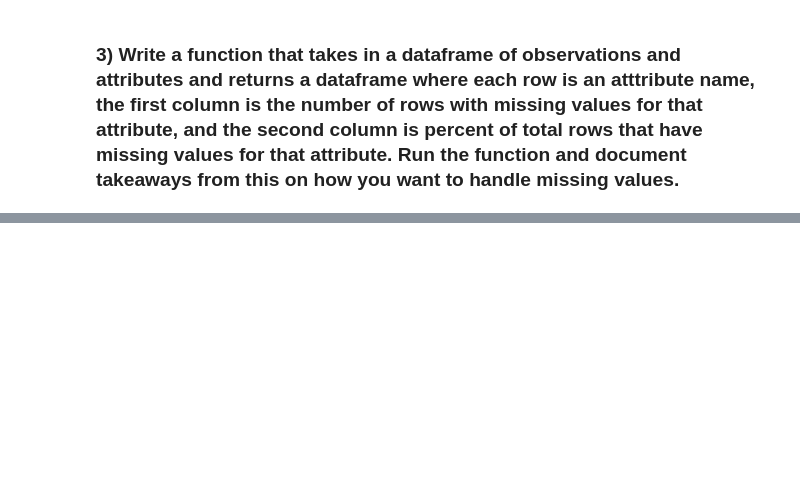
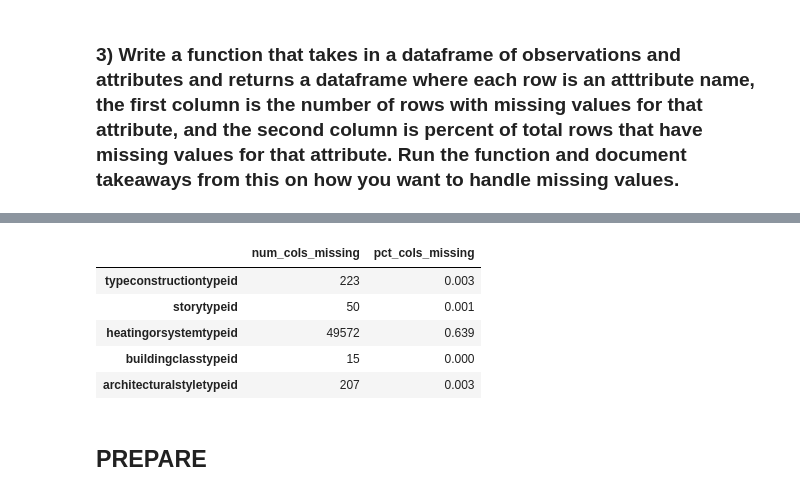
Before and after one commit to SamuelD-Data/clustering-exercises, a Jupyter notebook: zillow.ipynb, the cells around one changed output, grey strips where cells are left out. Saved outputs shown, nothing was run; the diff lists cells and outputs as text; code cells hidden in the pictures; blank space fills up the shorter version.

```diff
--- a/zillow.ipynb
+++ b/zillow.ipynb
@@ -167,0 +171,27 @@ len(df)
+# %%
+# creating function that will create df to store num of missing cols and percent of missing cols in a passed DF
+def missing_cols(df):
+    # df.isna() displays original df frame with true or false for each value as to whether the value is null
+    # .any() creates a series and for each column, shows true if there are any nulls within it (since its being used on the .isna DF)
+    # df.loc[ : ] ~~~~~~~~ .count() means we're looking at every row to count the number of null values in each row
+    # using the rest of the code explained above
+    num_cols_missing = df.loc[:, df.isna().any()].count()
+    # dividing the counts above by the length of the index of the dataframe (ie. the number of rows)
+    # to get the percent of missing rows and then rounding to 3 decimal places
+    pct_cols_missing = round(num_cols_missing / len(df.index),3)
+    # creating dataframe using series' from above
+    missing_cols_df = pd.DataFrame({'num_cols_missing': num_cols_missing, 'pct_cols_missing': pct_cols_missing})
+    # returning DF
+    return missing_cols_df
+
+# previewing df
+missing_cols(df).head()
+# %% [output]
+|  | num_cols_missing | pct_cols_missing |
+| typeconstructiontypeid | 223 | 0.003 |
+| storytypeid | 50 | 0.001 |
+| heatingorsystemtypeid | 49572 | 0.639 |
+| buildingclasstypeid | 15 | 0.000 |
+| architecturalstyletypeid | 207 | 0.003 |
+# %% [markdown]
+## PREPARE
```
Also changed, not shown: parts of 7 cells of this notebook.
